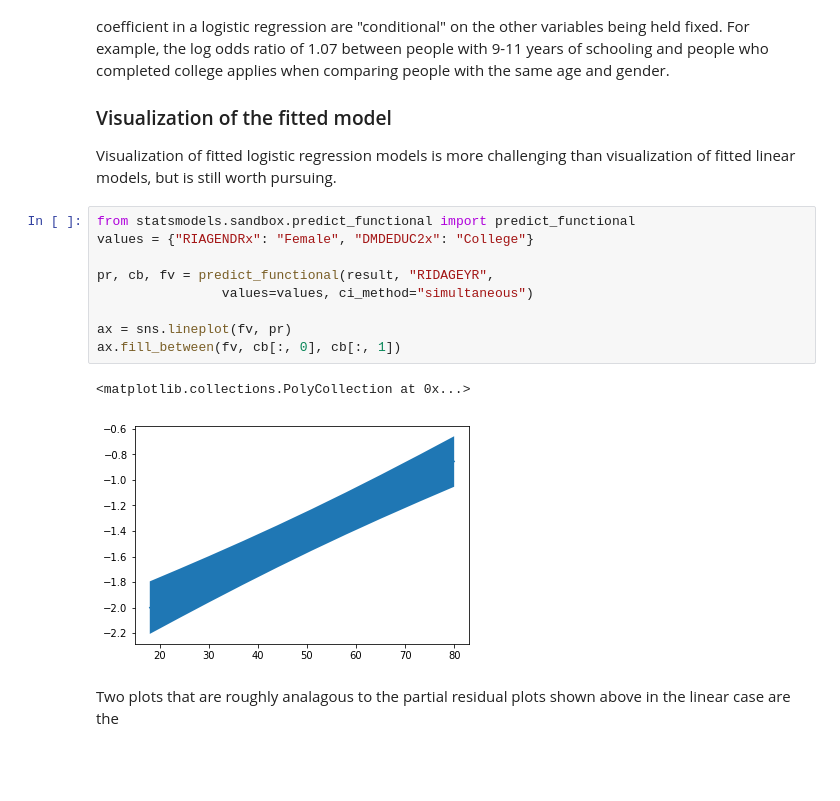
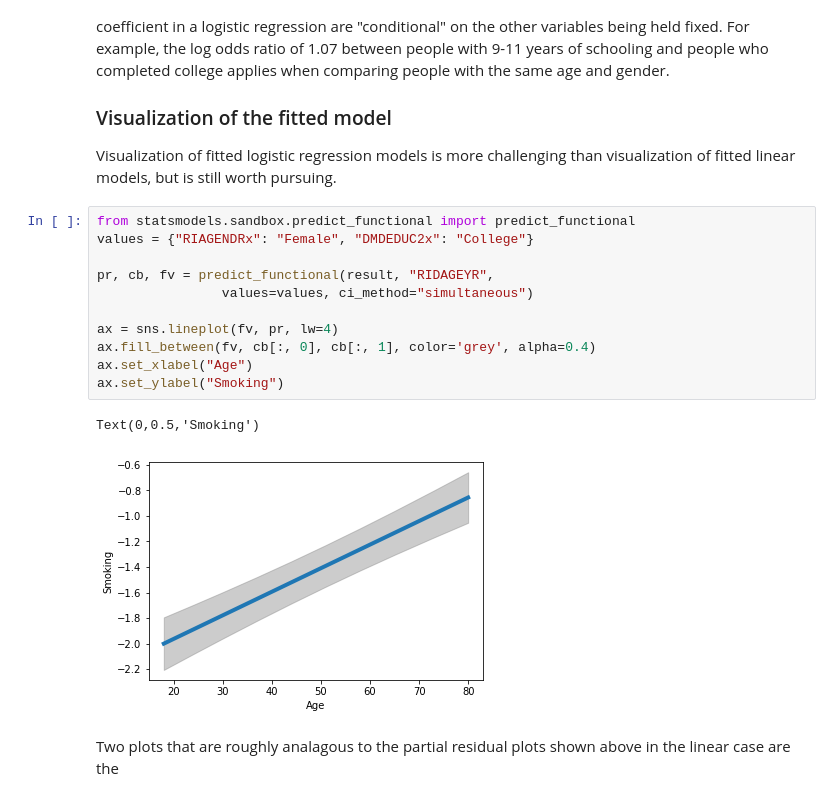
Before and after one commit to kshedden/statswpy_temp, a Jupyter notebook: week2.ipynb, the cells around one changed output. Cells and saved outputs as stored; diff of their text form; blank space fills up the shorter version.

```diff
--- a/week2.ipynb
+++ b/week2.ipynb
@@ -668,15 +668,17 @@ of fitted linear models, but is still worth pursuing.
 # %%
 from statsmodels.sandbox.predict_functional import predict_functional
 values = {"RIAGENDRx": "Female", "DMDEDUC2x": "College"}
 
 pr, cb, fv = predict_functional(result, "RIDAGEYR",
                 values=values, ci_method="simultaneous")
 
-ax = sns.lineplot(fv, pr)
-ax.fill_between(fv, cb[:, 0], cb[:, 1])
+ax = sns.lineplot(fv, pr, lw=4)
+ax.fill_between(fv, cb[:, 0], cb[:, 1], color='grey', alpha=0.4)
+ax.set_xlabel("Age")
+ax.set_ylabel("Smoking")
 # %% [output]
-<matplotlib.collections.PolyCollection at 0x...>
+Text(0,0.5,'Smoking')
-[figure, old version]
+[figure, new version]
 # %% [markdown]
 Two plots
 that are roughly analagous to the partial residual plots shown
```
Also changed, not shown: parts of 6 cells of this notebook.
